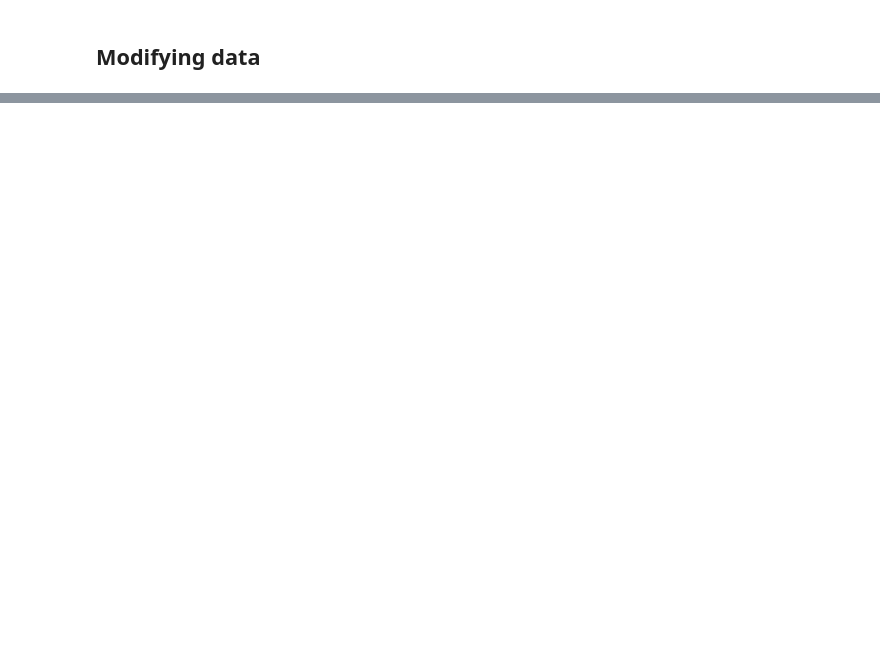
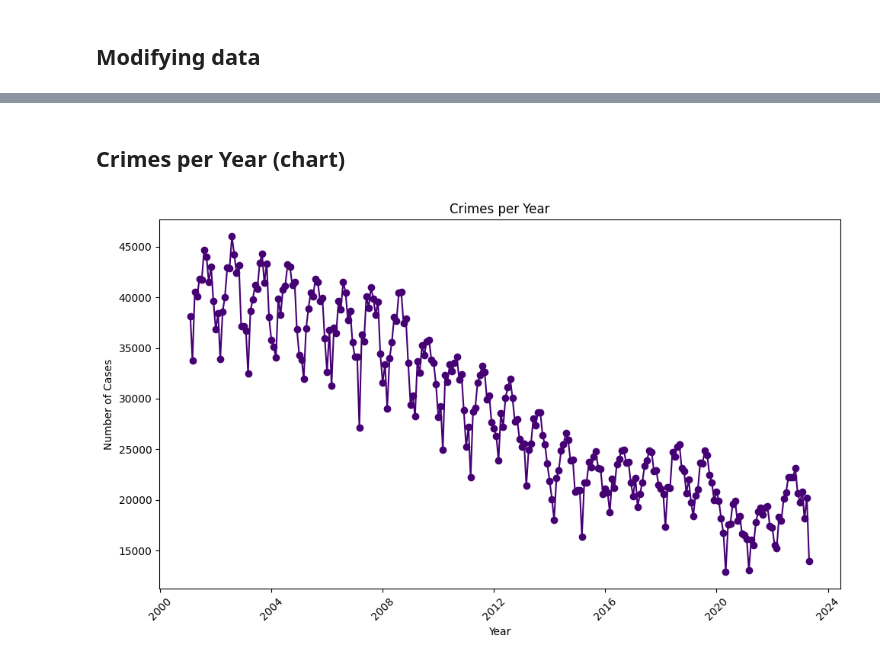
Before and after one commit to YOANGELICA/chicago_crimes_etl, a Jupyter notebook: EDA.ipynb, the cells around one changed output, grey strips where cells are left out. Saved outputs shown, nothing was run; the diff lists cells and outputs as text; code cells hidden in the pictures; blank space fills up the shorter version.

```diff
--- a/EDA.ipynb
+++ b/EDA.ipynb
@@ -135,0 +197,16 @@ Number of duplicate rows: 1007 out of 7846809
+# %% [markdown]
+## Crimes per Year (chart)
+# %%
+df['date'] = pd.to_datetime(df['date'])
+crime_per_month = df.resample("M"  , on = 'date').size()
+
+plt.figure(figsize = (10,6))
+plt.plot(crime_per_month.index , crime_per_month.values , marker = 'o', color = '#450073')
+plt.xlabel("Year")
+plt.ylabel("Number of Cases")
+plt.title("Crimes per Year")
+plt.xticks(rotation = 45)
+plt.tight_layout()
+plt.show()
+# %% [output]
+[figure, added]
```
Also changed, not shown: parts of 16 cells of this notebook.
